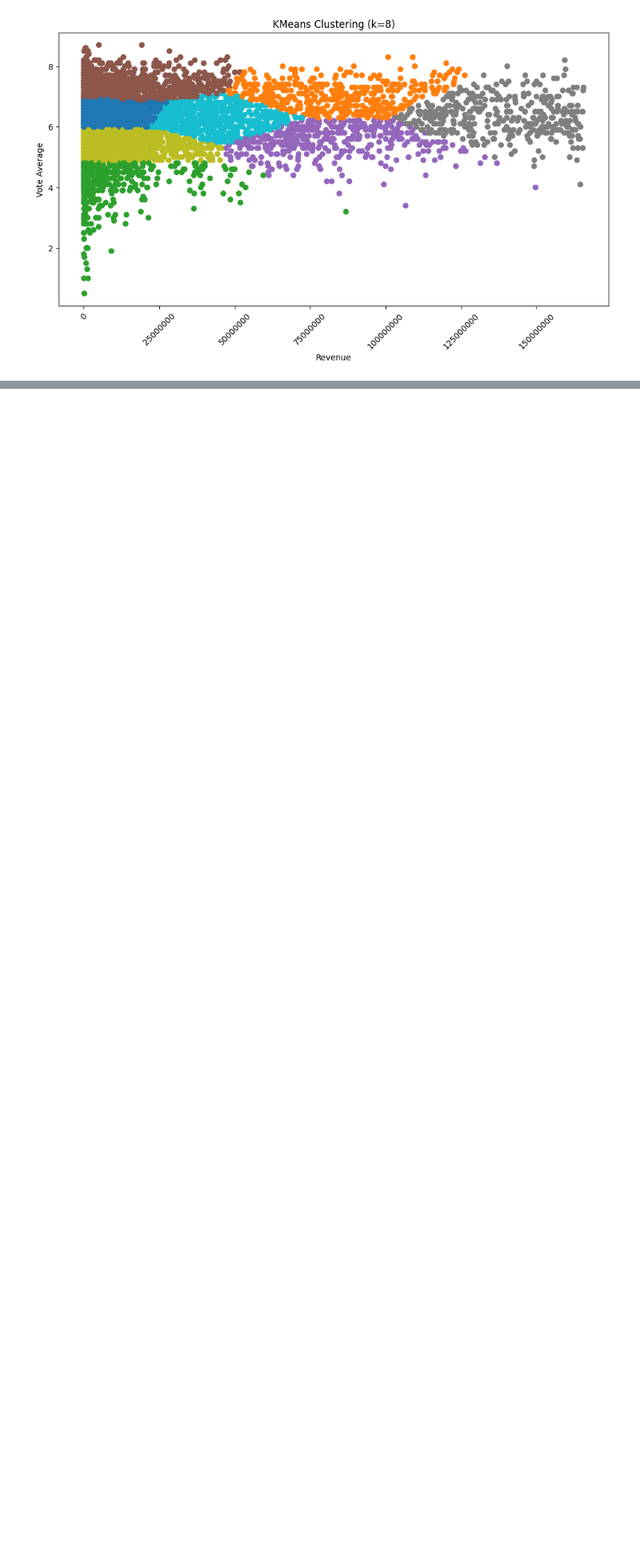
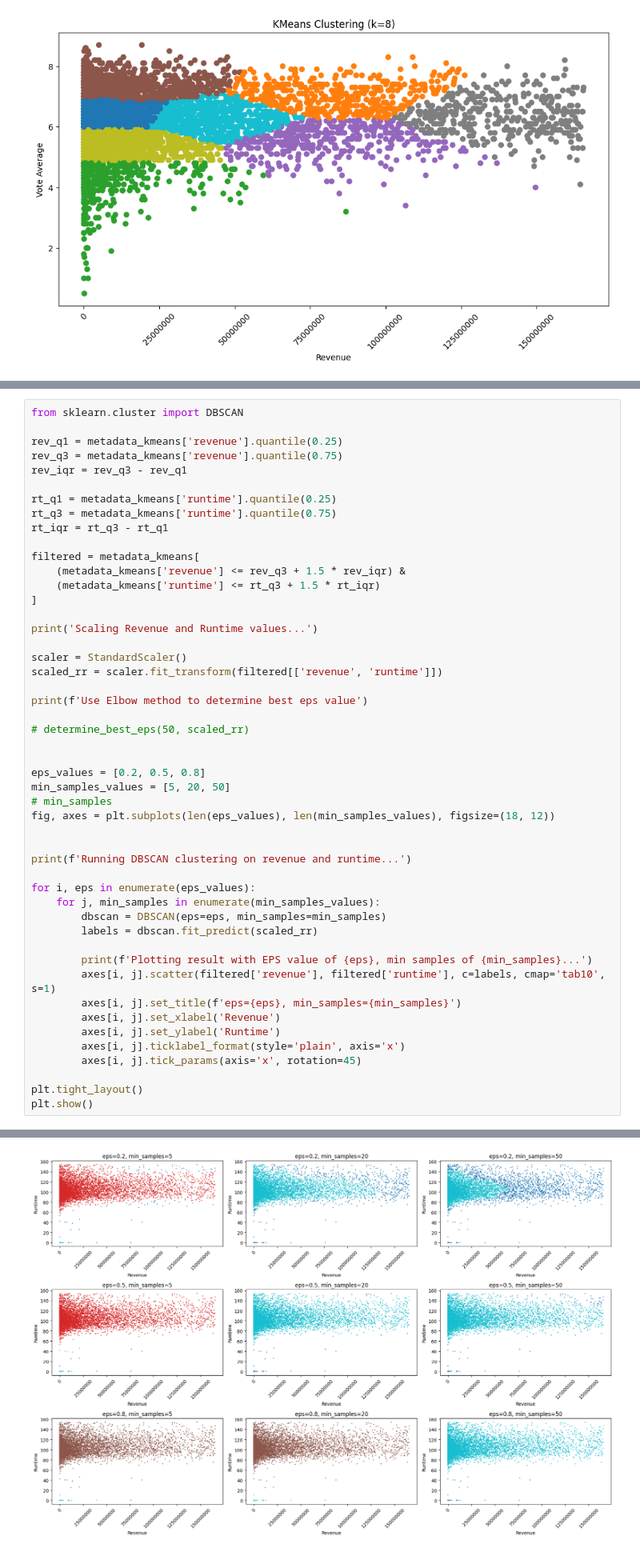
Before and after one commit to jvdlopes/CSI4142_A4, a Jupyter notebook: a4.ipynb, the cells around one changed output, grey strips where cells are left out. Shown at 80% size. Drawn from its saved outputs; the diff is of its cells as text; blank space fills up the shorter version.

```diff
--- a/a4.ipynb
+++ b/a4.ipynb
@@ -1469,0 +1540,50 @@ See the caveats in the documentation: https://pandas.pydata.org/pandas-docs/stab
+# %%
+from sklearn.cluster import DBSCAN
+
+rev_q1 = metadata_kmeans['revenue'].quantile(0.25)
+rev_q3 = metadata_kmeans['revenue'].quantile(0.75)
+rev_iqr = rev_q3 - rev_q1
+
+rt_q1 = metadata_kmeans['runtime'].quantile(0.25)
+rt_q3 = metadata_kmeans['runtime'].quantile(0.75)
+rt_iqr = rt_q3 - rt_q1
+
+filtered = metadata_kmeans[
+    (metadata_kmeans['revenue'] <= rev_q3 + 1.5 * rev_iqr) &
+    (metadata_kmeans['runtime'] <= rt_q3 + 1.5 * rt_iqr)
+]
+
+print('Scaling Revenue and Runtime values...')
+
+scaler = StandardScaler()
+scaled_rr = scaler.fit_transform(filtered[['revenue', 'runtime']])
+
+print(f'Use Elbow method to determine best eps value')
+
+# determine_best_eps(50, scaled_rr)
+
+
+eps_values = [0.2, 0.5, 0.8]
+min_samples_values = [5, 20, 50]
+# min_samples
+fig, axes = plt.subplots(len(eps_values), len(min_samples_values), figsize=(18, 12))
+
+
+print(f'Running DBSCAN clustering on revenue and runtime...')
+
+for i, eps in enumerate(eps_values):
+    for j, min_samples in enumerate(min_samples_values):
+        dbscan = DBSCAN(eps=eps, min_samples=min_samples)
+        labels = dbscan.fit_predict(scaled_rr)
+
+        print(f'Plotting result with EPS value of {eps}, min samples of {min_samples}...')
+        axes[i, j].scatter(filtered['revenue'], filtered['runtime'], c=labels, cmap='tab10', s=1)
+        axes[i, j].set_title(f'eps={eps}, min_samples={min_samples}')
+        axes[i, j].set_xlabel('Revenue')
+        axes[i, j].set_ylabel('Runtime')
+        axes[i, j].ticklabel_format(style='plain', axis='x')
+        axes[i, j].tick_params(axis='x', rotation=45)
+
+plt.tight_layout()
+plt.show()
+# %% [output]
@@ -1470,3 +1602,4 @@ See the caveats in the documentation: https://pandas.pydata.org/pandas-docs/stab
+[figure, added]
 # %% [markdown]
 ## Study 3
 # %% [markdown]
```
Also changed, not shown: parts of 5 cells of this notebook.
